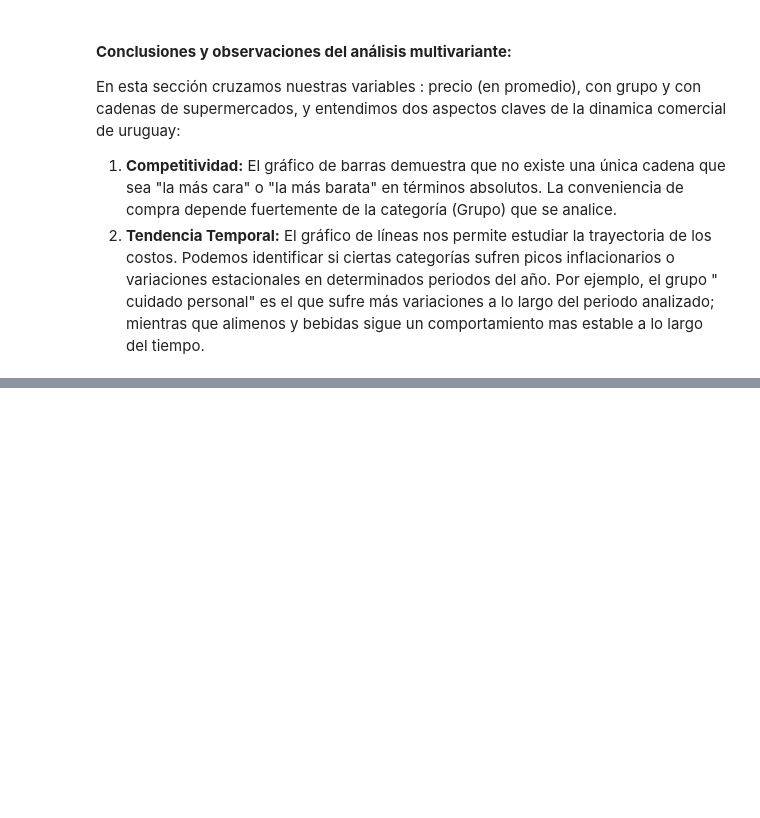
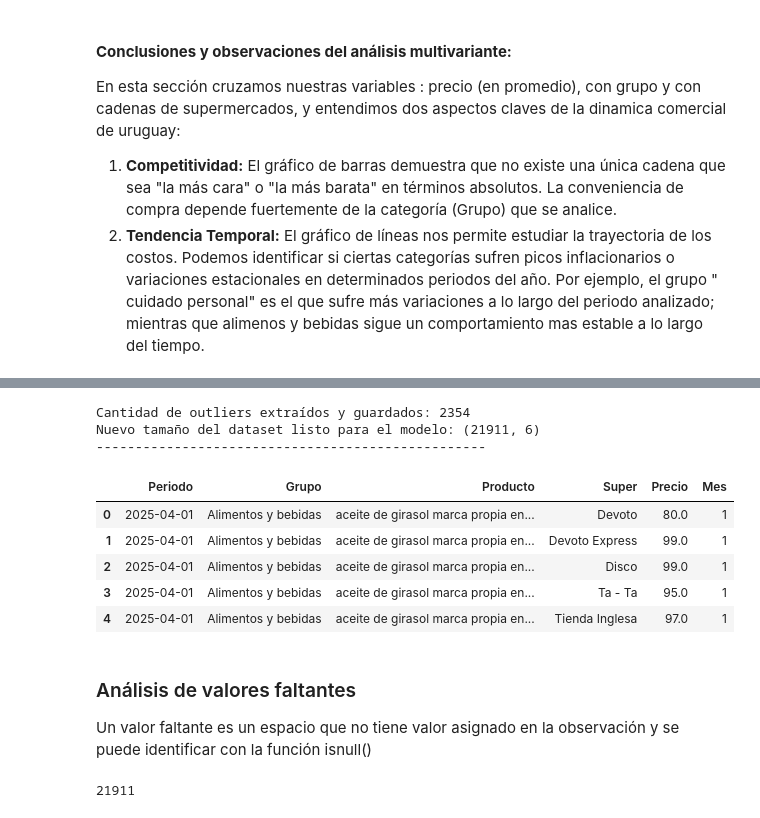
Before and after one commit to georginasiccofernandez-arch/proyecto-dimploma-UCU--phyton, a Jupyter notebook: notebooks/practice.ipynb, the cells around one changed output, grey strips where cells are left out. Saved outputs shown, nothing was run; the diff lists cells and outputs as text; code cells hidden in the pictures; blank space fills up the shorter version.

```diff
--- a/notebooks/practice.ipynb
+++ b/notebooks/practice.ipynb
@@ -436,0 +490,6 @@ En esta sección cruzamos nuestras variables : precio (en promedio), con grupo y
+# %%
+# Cálculo de cuartiles para definir el limite superior
+Q1 = df_limpio["Precio"].quantile(0.25)
+Q3 = df_limpio["Precio"].quantile(0.75)
+IQR = Q3 - Q1
+limite_superior = Q3 + 1.5 * IQR
@@ -436,0 +499,32 @@ En esta sección cruzamos nuestras variables : precio (en promedio), con grupo y
+# %%
+# Nos quedamos estrictamente con los precios que sean MENORES O IGUALES al límite superior
+df_limpio = df_limpio[df_limpio["Precio"] <= limite_superior].reset_index(drop=True)
+# %%
+# Nos quedamos estrictamente con los precios que sean MENORES O IGUALES al límite
+df_limpio = df_limpio[df_limpio["Precio"] <= limite_superior].reset_index(drop=True)
+# %%
+# Verificación:
+print("Cantidad de outliers extraídos y guardados:", df_outliers_guardados.shape[0])
+print("Nuevo tamaño del dataset listo para el modelo:", df_limpio.shape)
+print("-" * 50)
+# %% [output]
+Cantidad de outliers extraídos y guardados: 2354
+Nuevo tamaño del dataset listo para el modelo: (21911, 6)
+--------------------------------------------------
+# %%
+display(df_limpio.head())
+# %% [output]
+|  | Periodo | Grupo | Producto | Super | Precio | Mes |
+| 0 | 2025-04-01 | Alimentos y bebidas | aceite de girasol marca propia en... | Devoto | 80.0 | 1 |
+| 1 | 2025-04-01 | Alimentos y bebidas | aceite de girasol marca propia en... | Devoto Express | 99.0 | 1 |
+| 2 | 2025-04-01 | Alimentos y bebidas | aceite de girasol marca propia en... | Disco | 99.0 | 1 |
+| 3 | 2025-04-01 | Alimentos y bebidas | aceite de girasol marca propia en... | Ta - Ta | 95.0 | 1 |
+| 4 | 2025-04-01 | Alimentos y bebidas | aceite de girasol marca propia en... | Tienda Inglesa | 97.0 | 1 |
+# %% [markdown]
+### Análisis de valores faltantes
+
+Un valor faltante es un espacio que no tiene valor asignado en la observación y se puede identificar con la función isnull()
+# %%
+df_limpio.shape[0]
+# %% [output]
+21911
```
Also changed, not shown: parts of 16 cells of this notebook.
